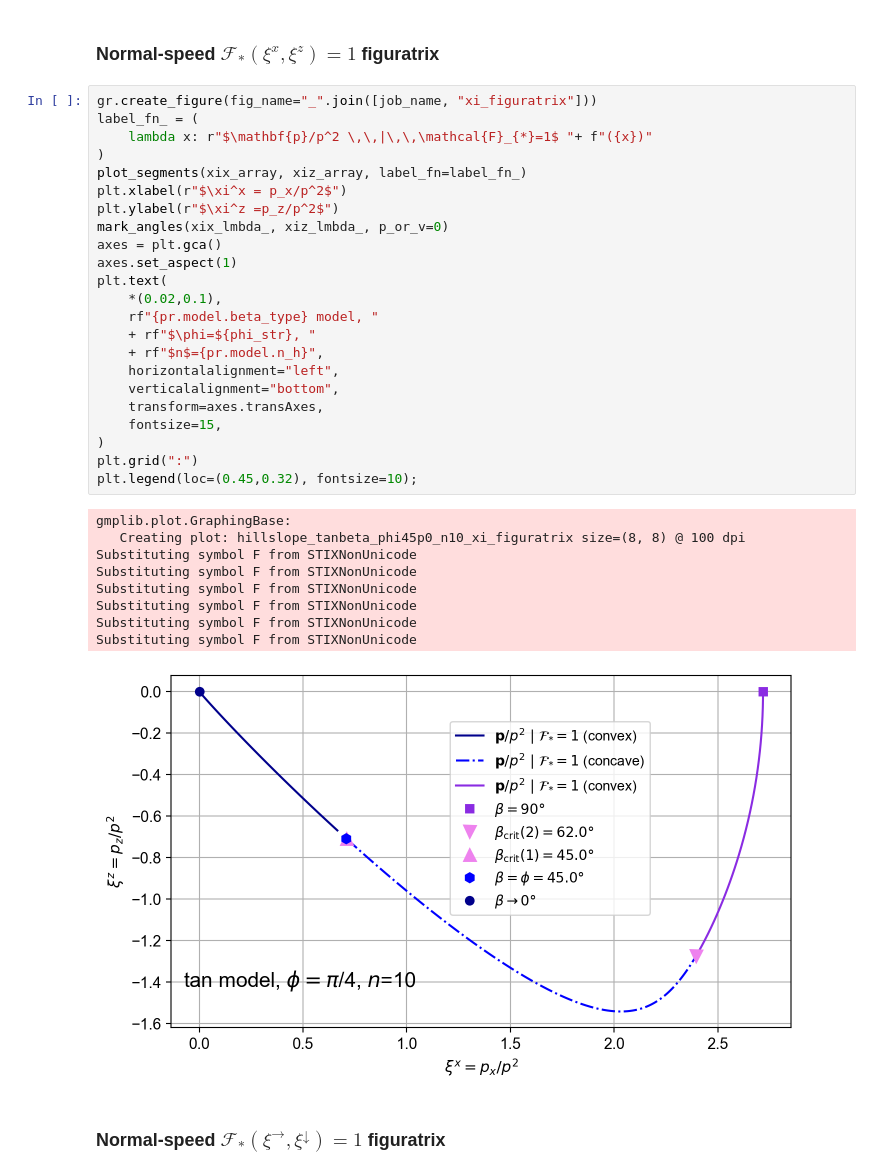
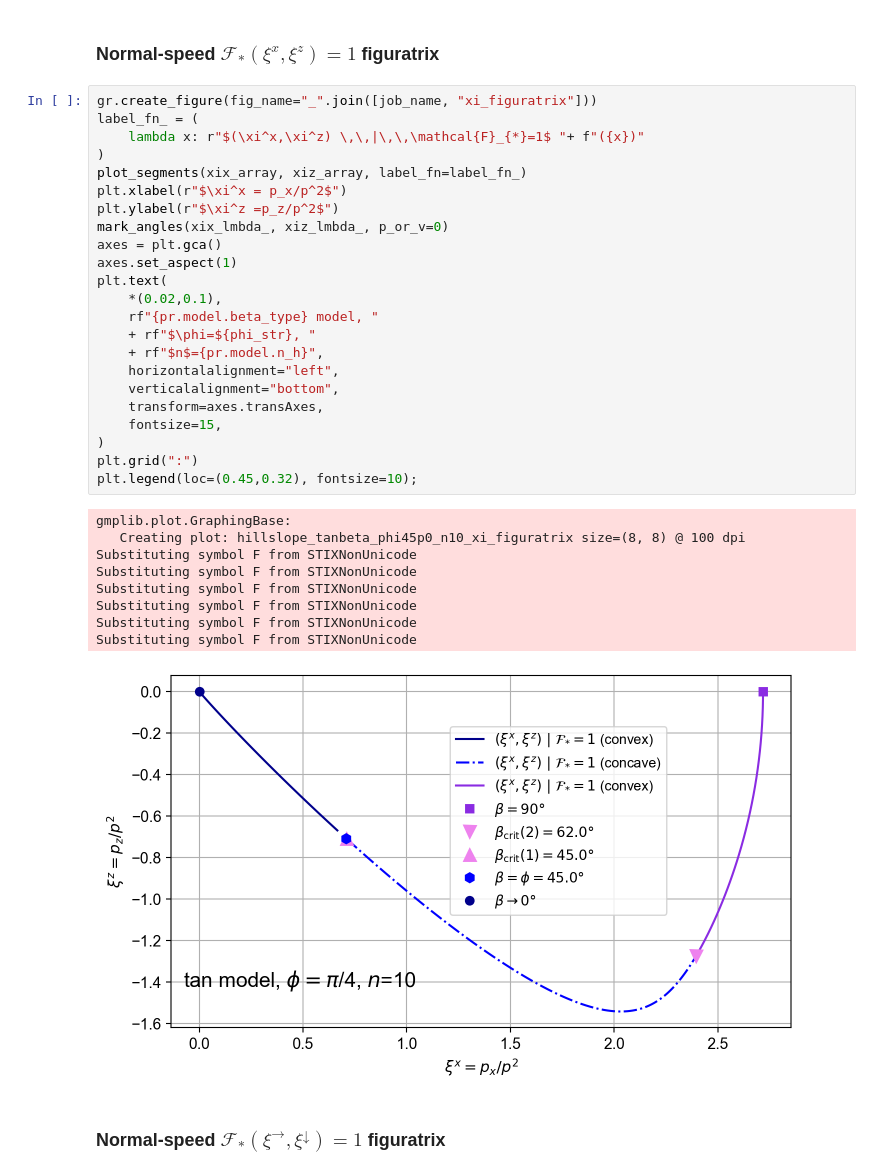
Before and after one commit to geomorphysics/GME, a Jupyter notebook: Notebooks/Notes/Hillslope.ipynb, the cells around one changed output. Drawn from its saved outputs; the diff is of its cells as text.

```diff
--- a/Notebooks/Notes/Hillslope.ipynb
+++ b/Notebooks/Notes/Hillslope.ipynb
@@ -860,36 +860,36 @@ Substituting symbol \perp from STIXGeneral
 # %%
 gr.create_figure(fig_name="_".join([job_name, "xi_figuratrix"]))
 label_fn_ = (
-    lambda x: r"$\mathbf{p}/p^2 \,\,|\,\,\mathcal{F}_{*}=1$ "+ f"({x})"
+    lambda x: r"$(\xi^x,\xi^z) \,\,|\,\,\mathcal{F}_{*}=1$ "+ f"({x})"
 )
 plot_segments(xix_array, xiz_array, label_fn=label_fn_)
 plt.xlabel(r"$\xi^x = p_x/p^2$")
 plt.ylabel(r"$\xi^z =p_z/p^2$")
 mark_angles(xix_lmbda_, xiz_lmbda_, p_or_v=0)
 axes = plt.gca()
 axes.set_aspect(1)
 plt.text(
     *(0.02,0.1),
     rf"{pr.model.beta_type} model, "
     + rf"$\phi=${phi_str}, "
     + rf"$n$={pr.model.n_h}",
     horizontalalignment="left",
     verticalalignment="bottom",
     transform=axes.transAxes,
     fontsize=15,
 )
 plt.grid(":")
 plt.legend(loc=(0.45,0.32), fontsize=10);
 # %% [output]
 gmplib.plot.GraphingBase:
    Creating plot: hillslope_tanbeta_phi45p0_n10_xi_figuratrix size=(8, 8) @ 100 dpi
 Substituting symbol F from STIXNonUnicode
 Substituting symbol F from STIXNonUnicode
 Substituting symbol F from STIXNonUnicode
 Substituting symbol F from STIXNonUnicode
 Substituting symbol F from STIXNonUnicode
 Substituting symbol F from STIXNonUnicode
-[figure, old version]
+[figure, new version]
 # %% [markdown]
 ### Normal-speed $\mathcal{F}_*(\xi^{\to}, \xi^{\downarrow})=1$  figuratrix
 # %%
```
Also changed, not shown: parts of 2 cells of this notebook, 51 other files.
